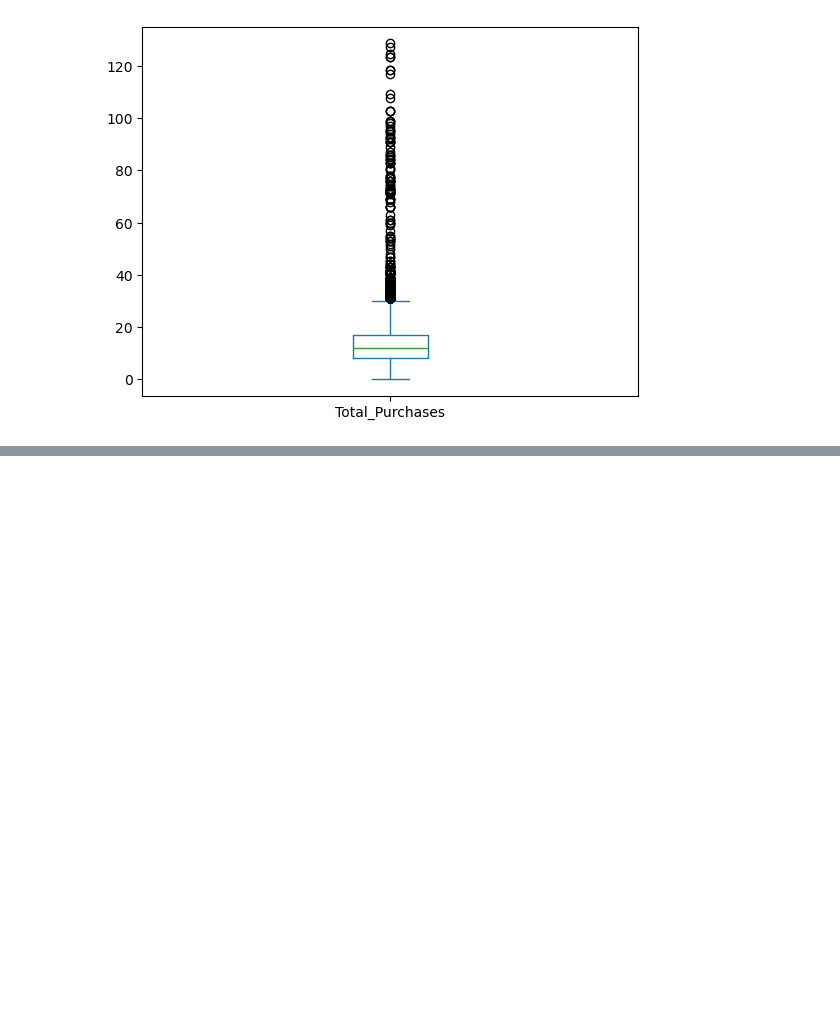
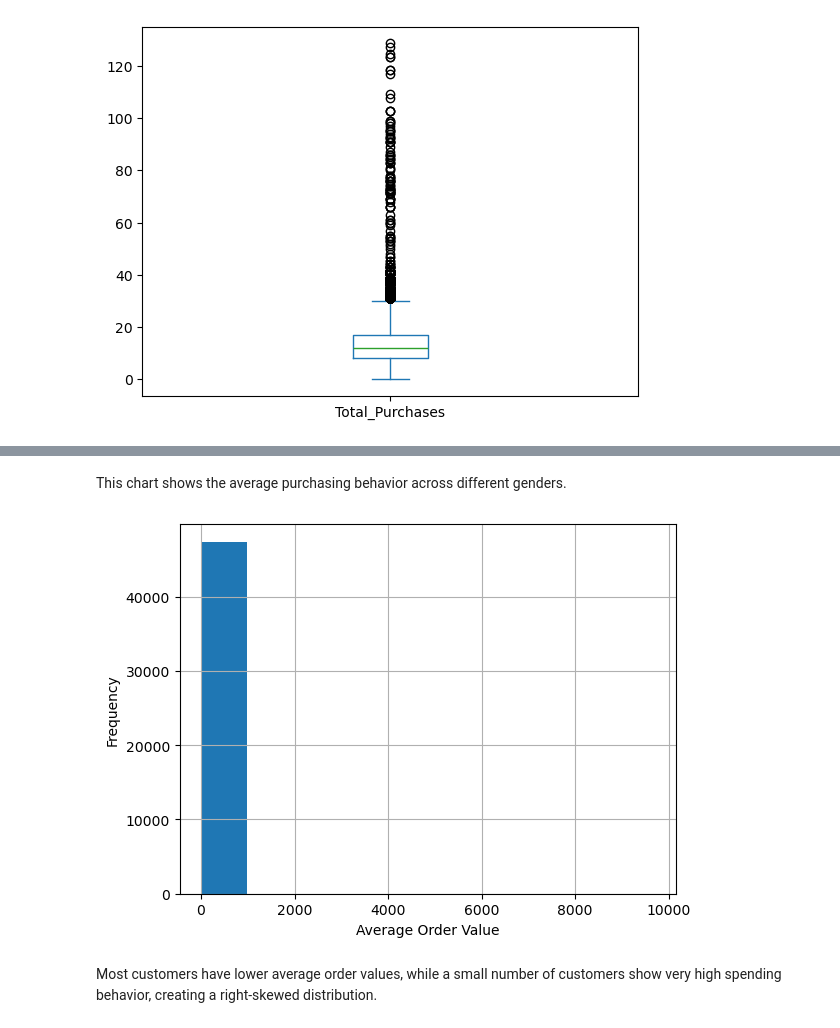
Before and after one commit to sejal18c/Customer-Shopping-Analytics, a Jupyter notebook: notebooks/eda.ipynb, the cells around one changed output, grey strips where cells are left out. Drawn from its saved outputs; the diff is of its cells as text; code cells hidden in the pictures; blank space fills up the shorter version.

```diff
--- a/notebooks/eda.ipynb
+++ b/notebooks/eda.ipynb
@@ -247,0 +283,14 @@ plt.show()
+# %% [markdown]
+This chart shows the average purchasing behavior across different genders.
+# %%
+df["Average_Order_Value"].hist()
+
+plt.xlabel("Average Order Value")
+
+plt.ylabel("Frequency")
+
+plt.show()
+# %% [output]
+[figure, added]
+# %% [markdown]
+Most customers have lower average order values, while a small number of customers show very high spending behavior, creating a right-skewed distribution.
```
Also changed, not shown: parts of 14 cells of this notebook, 1 other file.
